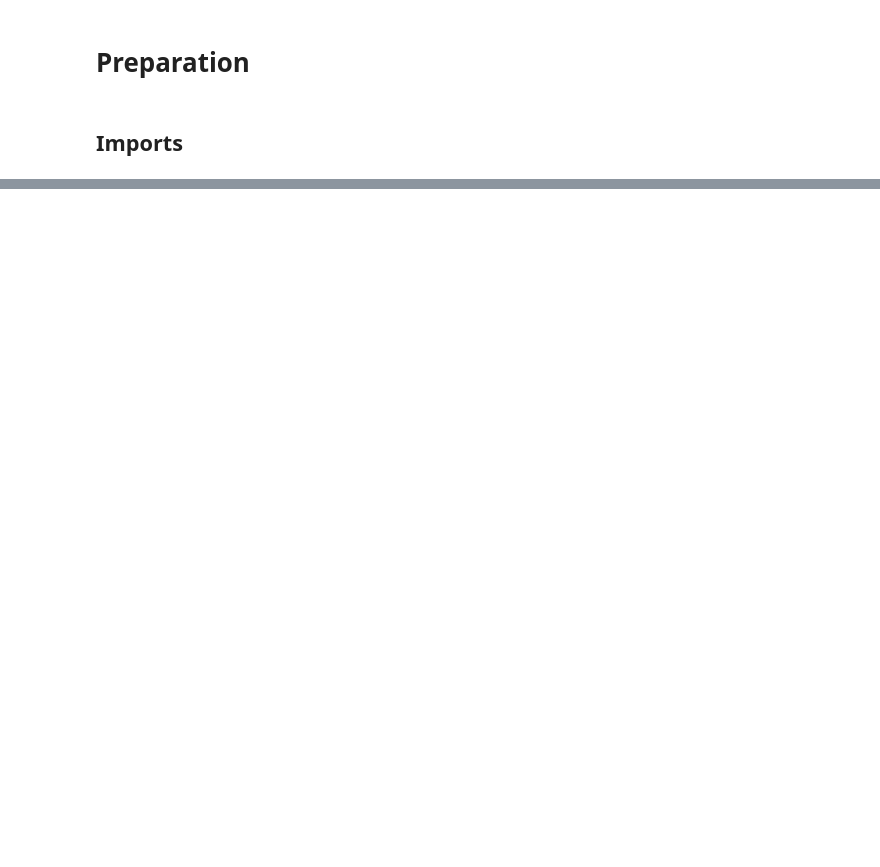
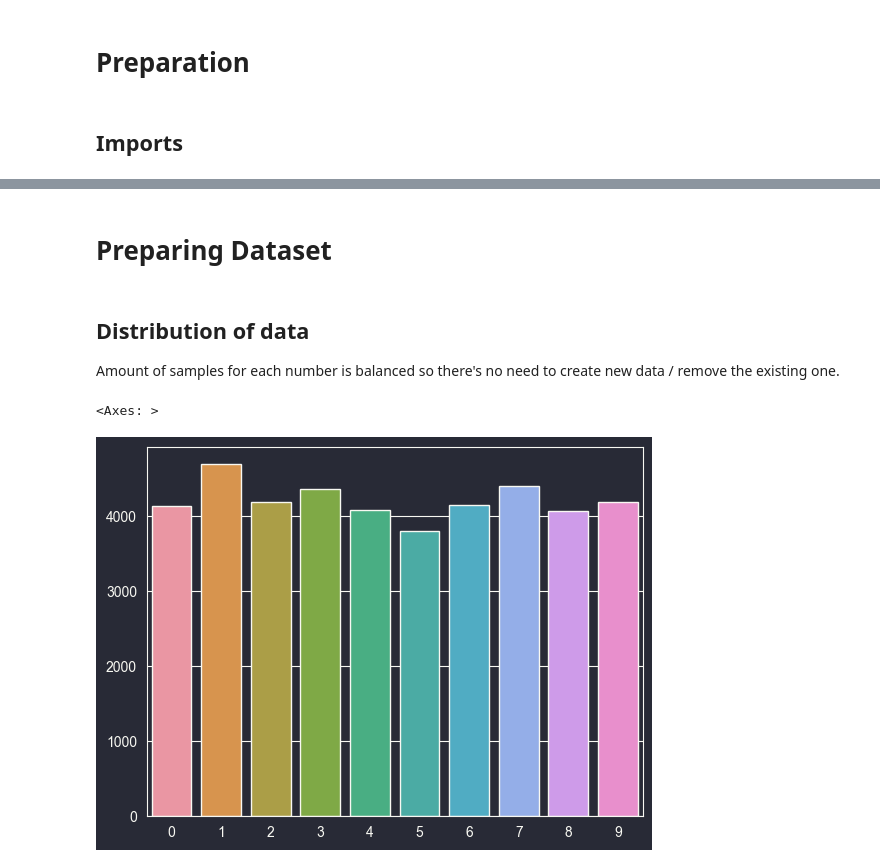
Before and after one commit to alex-werben/Deep-Learning, a Jupyter notebook: mnist_cnn.ipynb, the cells around one changed output, grey strips where cells are left out. Cells and saved outputs as stored; diff of their text form; code cells hidden in the pictures; blank space fills up the shorter version.

```diff
--- a/mnist_cnn.ipynb
+++ b/mnist_cnn.ipynb
@@ -252,0 +43,13 @@ result.to_csv("submission.csv", index=False)
+# %% [markdown]
+# Preparing Dataset
+# %% [markdown]
+## Distribution of data
+
+Amount of samples for each number is balanced so there's no need to create new data / remove the existing one.
+# %%
+df = pd.read_csv("train.csv")
+
+sns.barplot(x=df["label"].value_counts().keys().values, y=df["label"].value_counts().values)
+# %% [output]
+<Axes: >
+[figure, added]
```
Also changed, not shown: parts of 39 cells of this notebook.
